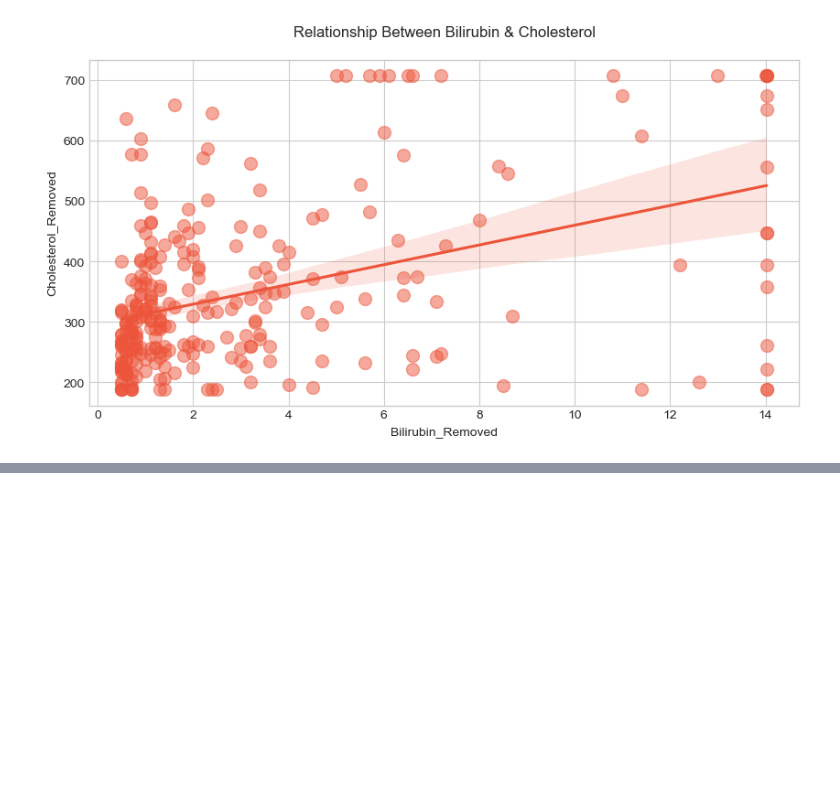
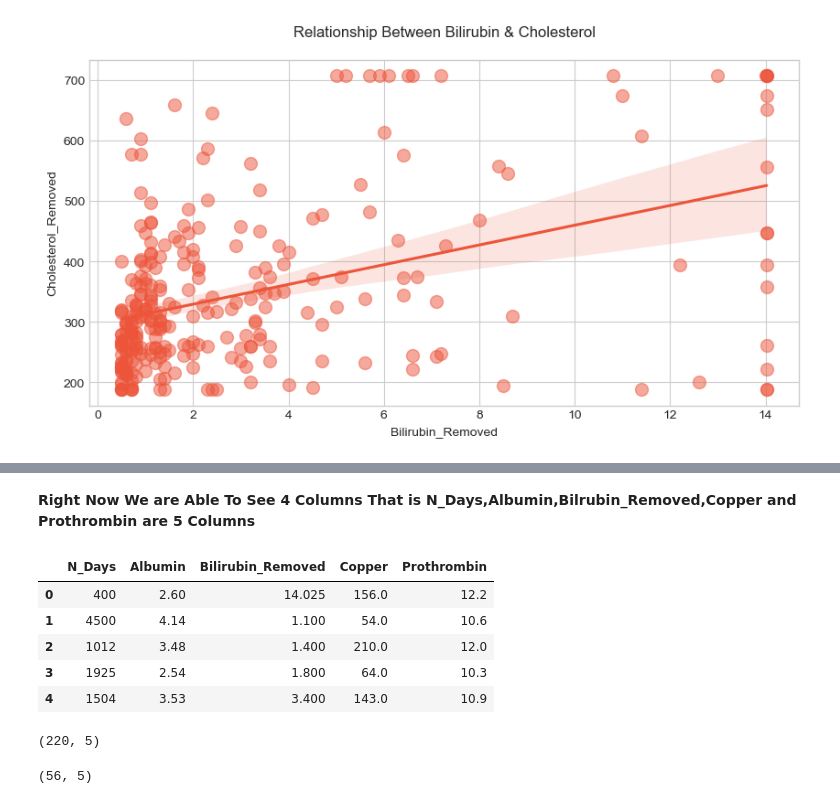
Before and after one commit to lajwithsingh/Cirrhosis_DataAnalysis_CaseStudy, a Jupyter notebook: Cirrhosis_CaseStudy.ipynb, the cells around one changed output, grey strips where cells are left out. Drawn from its saved outputs; the diff is of its cells as text; code cells hidden in the pictures; blank space fills up the shorter version.

```diff
--- a/Cirrhosis_CaseStudy.ipynb
+++ b/Cirrhosis_CaseStudy.ipynb
@@ -399,0 +421,13 @@ plt.show()
+# %% [markdown]
+**Right Now We are Able To See 4 Columns That is N_Days,Albumin,Bilrubin_Removed,Copper and Prothrombin are 5 Columns**
+# %%
+filtered = df[["N_Days","Albumin","Bilirubin_Removed","Copper","Prothrombin"]]
+# %%
+filtered.head()
+# %% [output]
+|  | N_Days | Albumin | Bilirubin_Removed | Copper | Prothrombin |
+| 0 | 400 | 2.60 | 14.025 | 156.0 | 12.2 |
+| 1 | 4500 | 4.14 | 1.100 | 54.0 | 10.6 |
+| 2 | 1012 | 3.48 | 1.400 | 210.0 | 12.0 |
+| 3 | 1925 | 2.54 | 1.800 | 64.0 | 10.3 |
+| 4 | 1504 | 3.53 | 3.400 | 143.0 | 10.9 |
@@ -399,0 +439,8 @@ plt.show()
+# %%
+X_train.shape
+# %% [output]
+(220, 5)
+# %%
+X_test.shape
+# %% [output]
+(56, 5)
```
Also changed, not shown: parts of 13 cells of this notebook.
